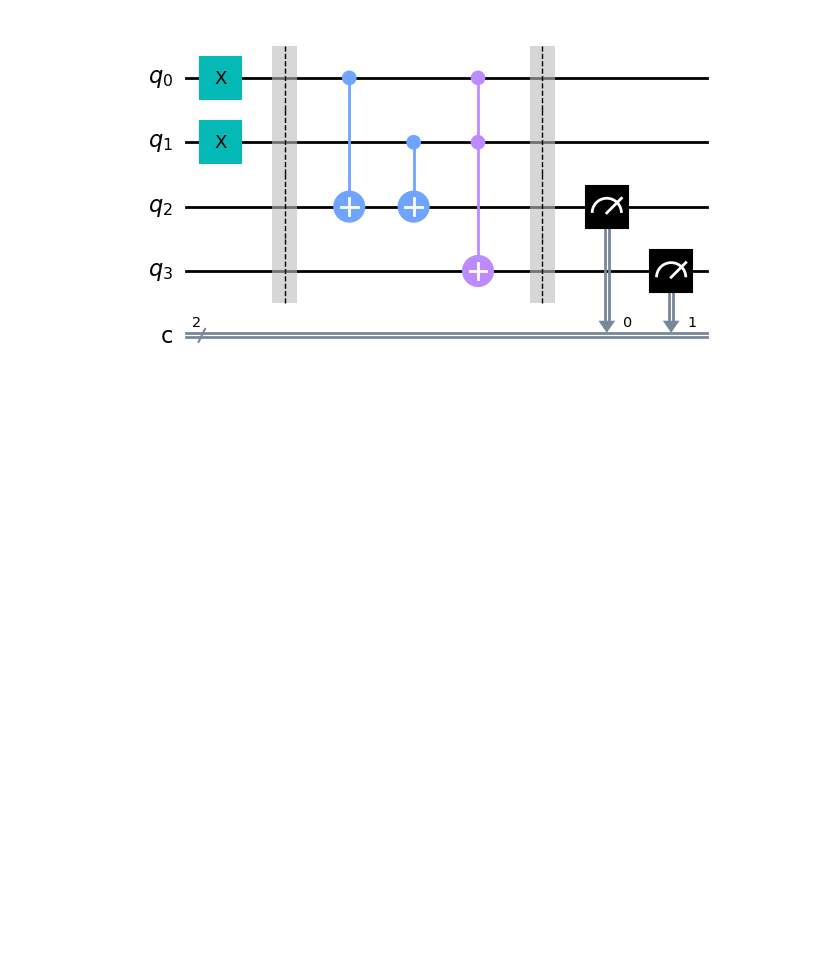
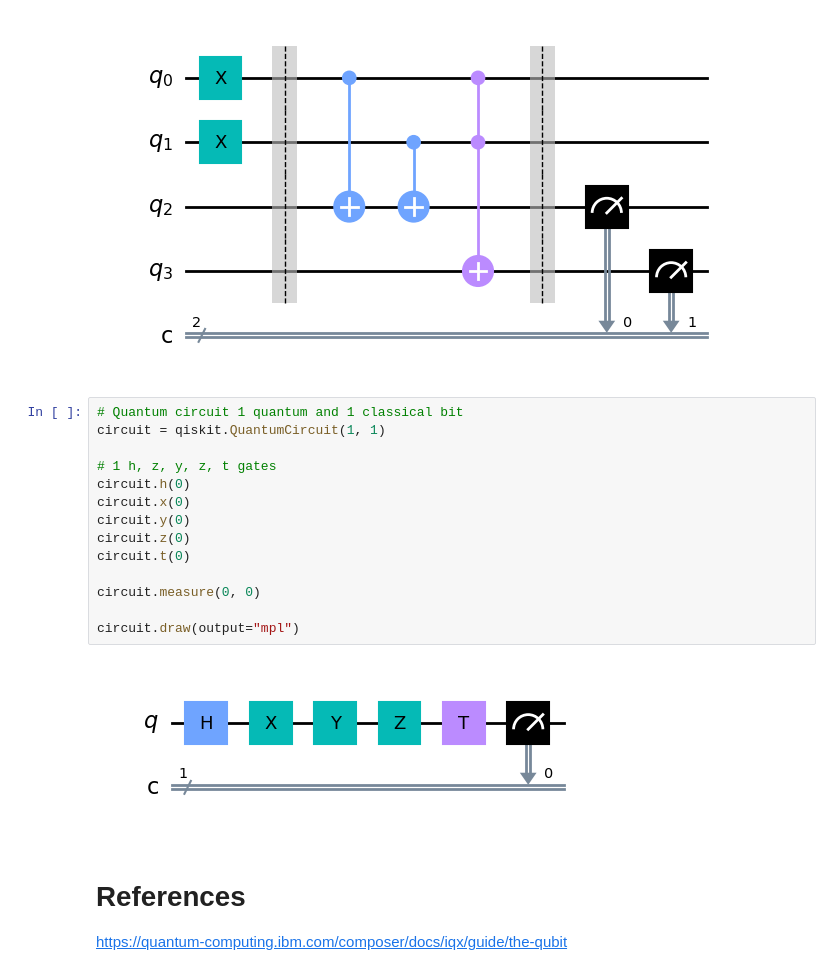
Before and after one commit to G00378925/emerging-technologies, a Jupyter notebook: notebooks/05-quantum-computing.ipynb, the cells around one changed output. Saved outputs shown, nothing was run; the diff lists cells and outputs as text; blank space fills up the shorter version.

```diff
--- a/notebooks/05-quantum-computing.ipynb
+++ b/notebooks/05-quantum-computing.ipynb
@@ -48,3 +63,23 @@ circuit.measure(3, 1) # extract AND value
 circuit.draw(output="mpl")
 # %% [output]
 [figure]
+# %%
+# Quantum circuit 1 quantum and 1 classical bit
+circuit = qiskit.QuantumCircuit(1, 1)
+
+# 1 h, z, y, z, t gates
+circuit.h(0)
+circuit.x(0)
+circuit.y(0)
+circuit.z(0)
+circuit.t(0)
+
+circuit.measure(0, 0)
+
+circuit.draw(output="mpl")
+# %% [output]
+[figure, added]
+# %% [markdown]
+# References
+
+https://quantum-computing.ibm.com/composer/docs/iqx/guide/the-qubit
```
Also changed, not shown: parts of 4 cells of this notebook, 1 other file.
